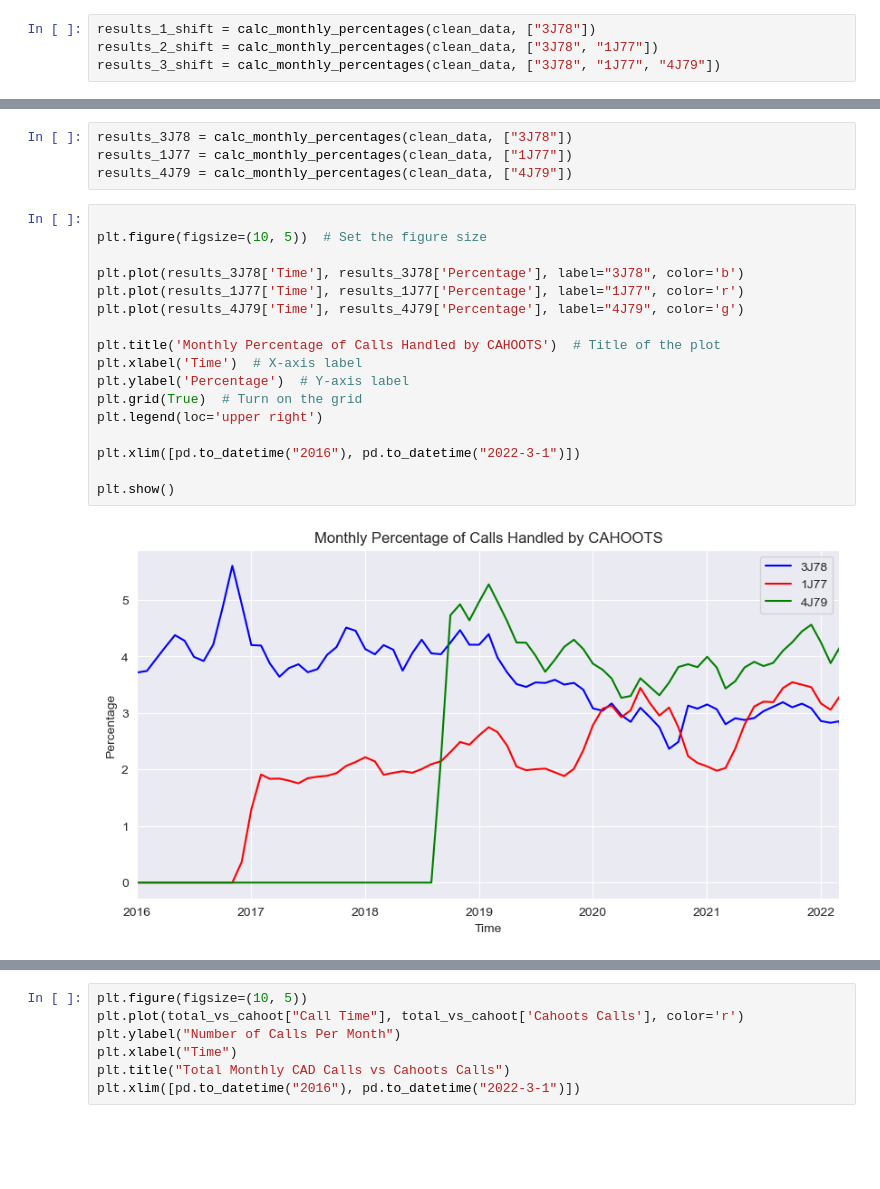
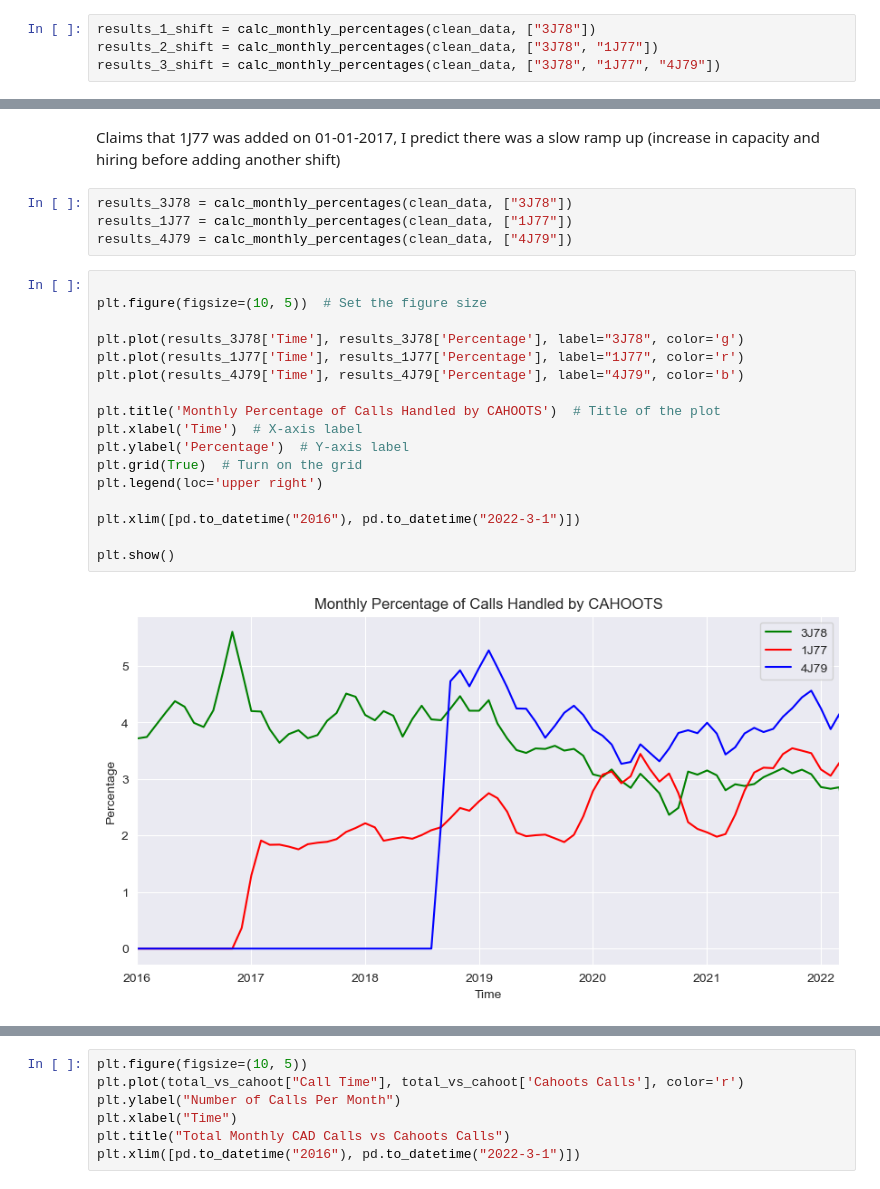
Before and after one commit to Elijah-Andrae56/ADCSI4SJ-EAndrae, a Jupyter notebook: DCSI 410 Final Project/cahoots_calls_over_time.ipynb, the cells around one changed output, grey strips where cells are left out. Saved outputs shown, nothing was run; the diff lists cells and outputs as text; blank space fills up the shorter version.

```diff
--- a/DCSI 410 Final Project/cahoots_calls_over_time.ipynb
+++ b/DCSI 410 Final Project/cahoots_calls_over_time.ipynb
@@ -131,3 +167,5 @@ plt.show()
+# %% [markdown]
+Claims that 1J77 was added on 01-01-2017, I predict there was a slow ramp up (increase in capacity and hiring before adding another shift)
 # %%
 results_3J78 = calc_monthly_percentages(clean_data, ["3J78"])
 results_1J77 = calc_monthly_percentages(clean_data, ["1J77"])
@@ -135,19 +173,19 @@ results_4J79 = calc_monthly_percentages(clean_data, ["4J79"])
 # %%
 
 plt.figure(figsize=(10, 5))  # Set the figure size
 
-plt.plot(results_3J78['Time'], results_3J78['Percentage'], label="3J78", color='b')
+plt.plot(results_3J78['Time'], results_3J78['Percentage'], label="3J78", color='g')
 plt.plot(results_1J77['Time'], results_1J77['Percentage'], label="1J77", color='r')
-plt.plot(results_4J79['Time'], results_4J79['Percentage'], label="4J79", color='g')
+plt.plot(results_4J79['Time'], results_4J79['Percentage'], label="4J79", color='b')
 
 plt.title('Monthly Percentage of Calls Handled by CAHOOTS')  # Title of the plot
 plt.xlabel('Time')  # X-axis label
 plt.ylabel('Percentage')  # Y-axis label
 plt.grid(True)  # Turn on the grid
 plt.legend(loc='upper right')
 
 plt.xlim([pd.to_datetime("2016"), pd.to_datetime("2022-3-1")])
 
 plt.show()
 # %% [output]
-[figure, old version]
+[figure, new version]
```
Also changed, not shown: parts of 23 cells of this notebook, 2 other files.
